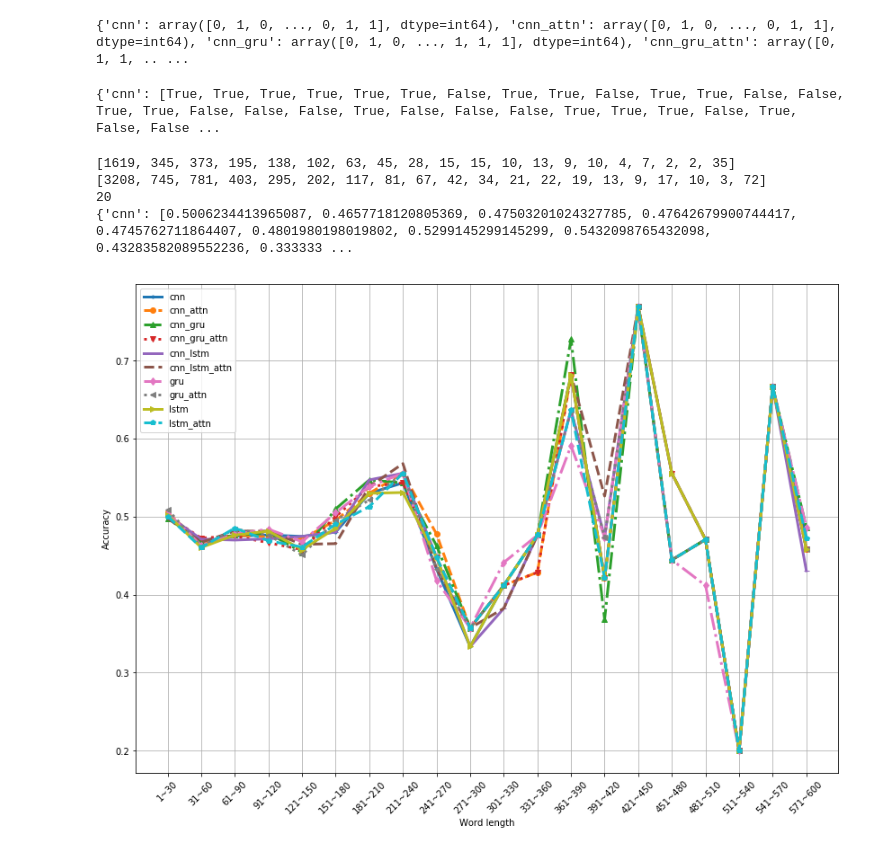
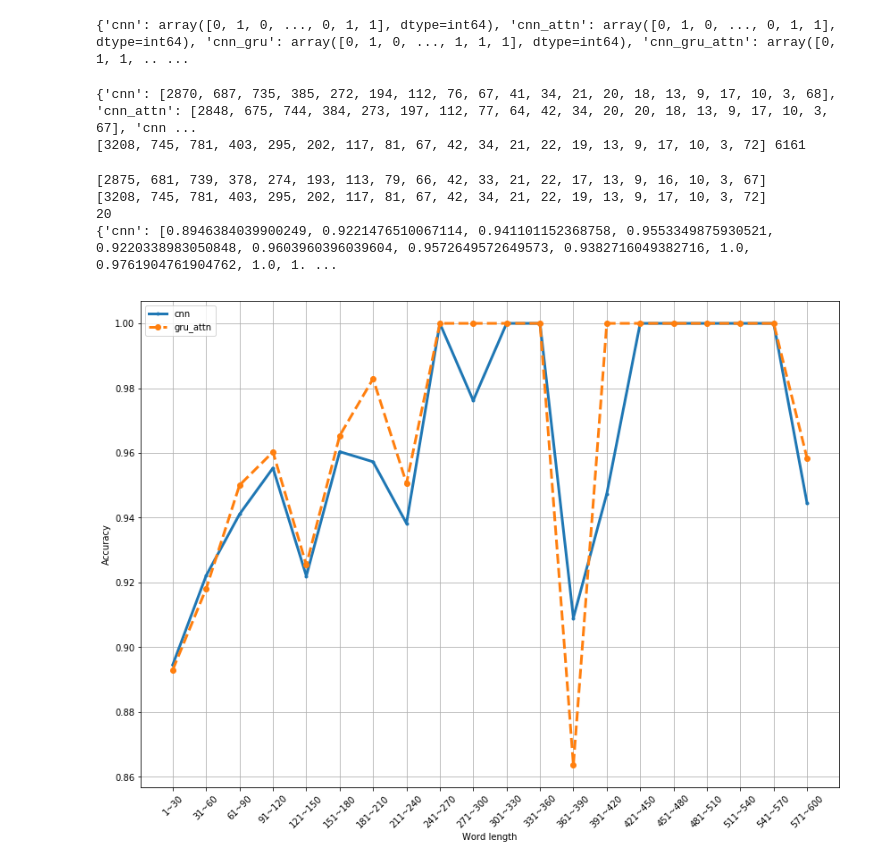
Before and after one commit to LXZE/DL_SA, a Jupyter notebook: result_analysis.ipynb, the cells around one changed output. Cells and saved outputs as stored; diff of their text form; code cells hidden in the pictures.

```diff
--- a/result_analysis.ipynb
+++ b/result_analysis.ipynb
@@ -197,7 +197,7 @@ print(dp)
 # print(x_len)
 
 get_val = lambda arr: list(map(lambda x: x[1], arr))
-y_true = get_val(y_all)
+y_true = get_val(y_test)
 
 # res = list(map(lambda x: x[0]==x[1], zip(y_true, list(dp['bgru_attn']))))
 # print(res.count(True)/len(res))
@@ -237,7 +237,8 @@ for x in x_len_mapped:
     new_counts[x] += 1
 print(new_counts, sum(new_counts))
 # %% [output]
-{'cnn': [True, True, True, True, True, True, False, True, True, False, True, True, False, False, True, True, False, False, False, True, False, False, False, True, True, True, False, True, False, False ...
+{'cnn': [2870, 687, 735, 385, 272, 194, 112, 76, 67, 41, 34, 21, 20, 18, 13, 9, 17, 10, 3, 68], 'cnn_attn': [2848, 675, 744, 384, 273, 197, 112, 77, 64, 42, 34, 20, 20, 18, 13, 9, 17, 10, 3, 67], 'cnn ...
+[3208, 745, 781, 403, 295, 202, 117, 81, 67, 42, 34, 21, 22, 19, 13, 9, 17, 10, 3, 72] 6161
 # %%
 print(df['gru'])
 print(list(map(int, new_counts)))
@@ -249,33 +250,37 @@ for k,v in df.items():
     res[k] = list(map(lambda x, y: x/y, v, new_counts))
 print(res)
 # %% [output]
-[1619, 345, 373, 195, 138, 102, 63, 45, 28, 15, 15, 10, 13, 9, 10, 4, 7, 2, 2, 35]
+[2875, 681, 739, 378, 274, 193, 113, 79, 66, 42, 33, 21, 22, 17, 13, 9, 16, 10, 3, 67]
 [3208, 745, 781, 403, 295, 202, 117, 81, 67, 42, 34, 21, 22, 19, 13, 9, 17, 10, 3, 72]
 20
-{'cnn': [0.5006234413965087, 0.4657718120805369, 0.47503201024327785, 0.47642679900744417, 0.4745762711864407, 0.4801980198019802, 0.5299145299145299, 0.5432098765432098, 0.43283582089552236, 0.333333 ...
+{'cnn': [0.8946384039900249, 0.9221476510067114, 0.941101152368758, 0.9553349875930521, 0.9220338983050848, 0.9603960396039604, 0.9572649572649573, 0.9382716049382716, 1.0, 0.9761904761904762, 1.0, 1. ...
 # %%
+allow = ['cnn', 'gru_attn']
+new_res = dict(filter(lambda e: e[0] in allow, res.items()))
+# new_res = res # no filter
+
 xticks = [f'{i}~{i+29}' for i in range(1,601,30)]
 
 mk = ['.-', 'o--', '^-.', 'v:', '_-',',--','d-.','<:','>-','p--']
 fmt = {}
-for idx, k in enumerate(res.keys()):
+for idx, k in enumerate(new_res.keys()):
     fmt[k] = mk[idx]
 
 x_axis = list(range(0,20))
 fig1, ax1 = plt.subplots(figsize=(14, 10))
-for k,v in res.items():
+for k,v in new_res.items():
     ax1.plot(x_axis, v, fmt[k], label=f'{k}', linewidth=3)
 leg = ax1.legend(loc='upper left')
 plt.xticks([i for i in range(20)], xticks, rotation=45)
 ax1.set_xlabel("Word length")
 ax1.set_ylabel("Accuracy")
 
 ax1.xaxis.grid()
 ax1.yaxis.grid()
 
 plt.show()
 # %% [output]
-[figure, old version]
+[figure, new version]
 # %%
 # import os
 # from dotenv import load_dotenv
```
